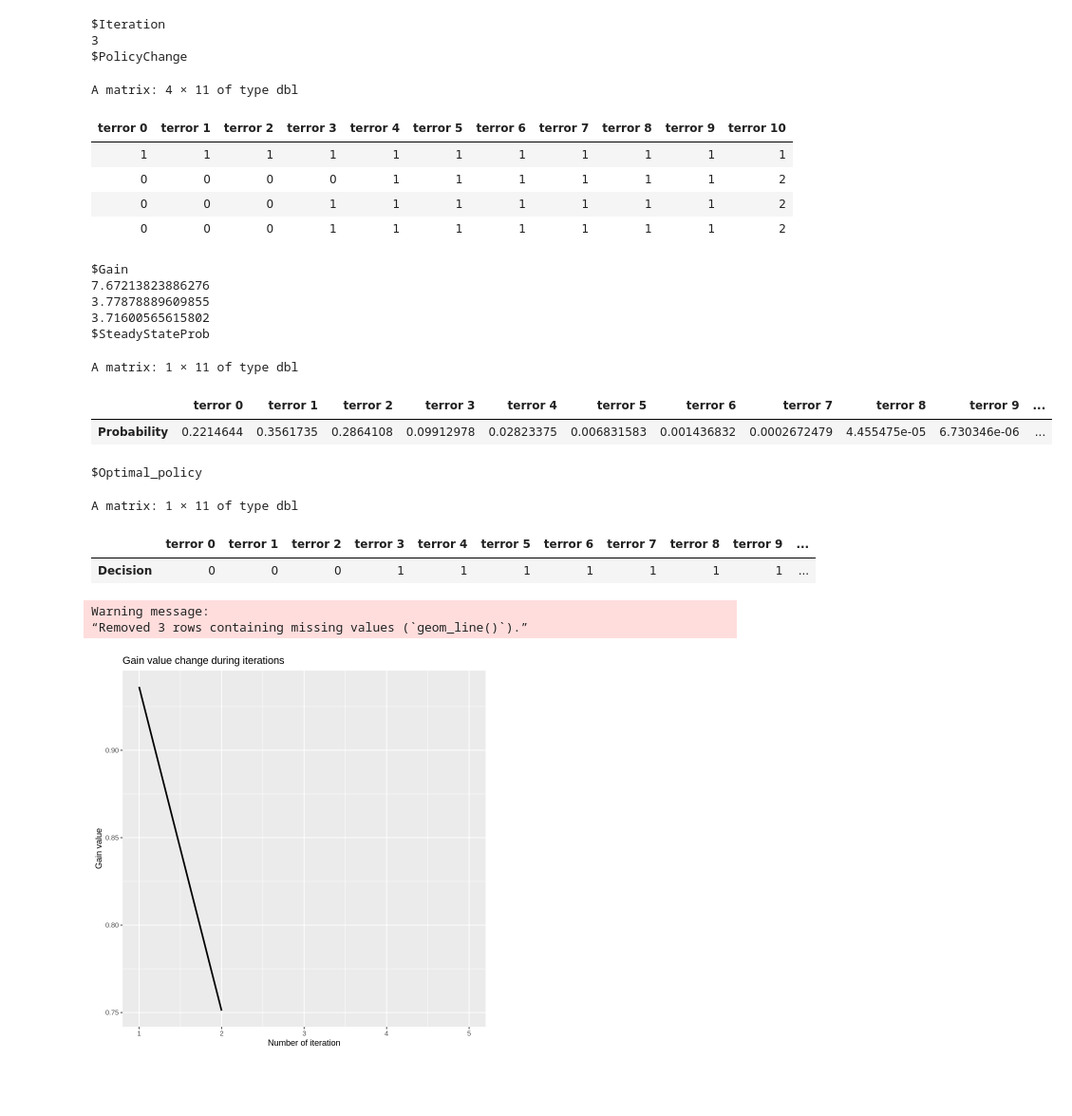
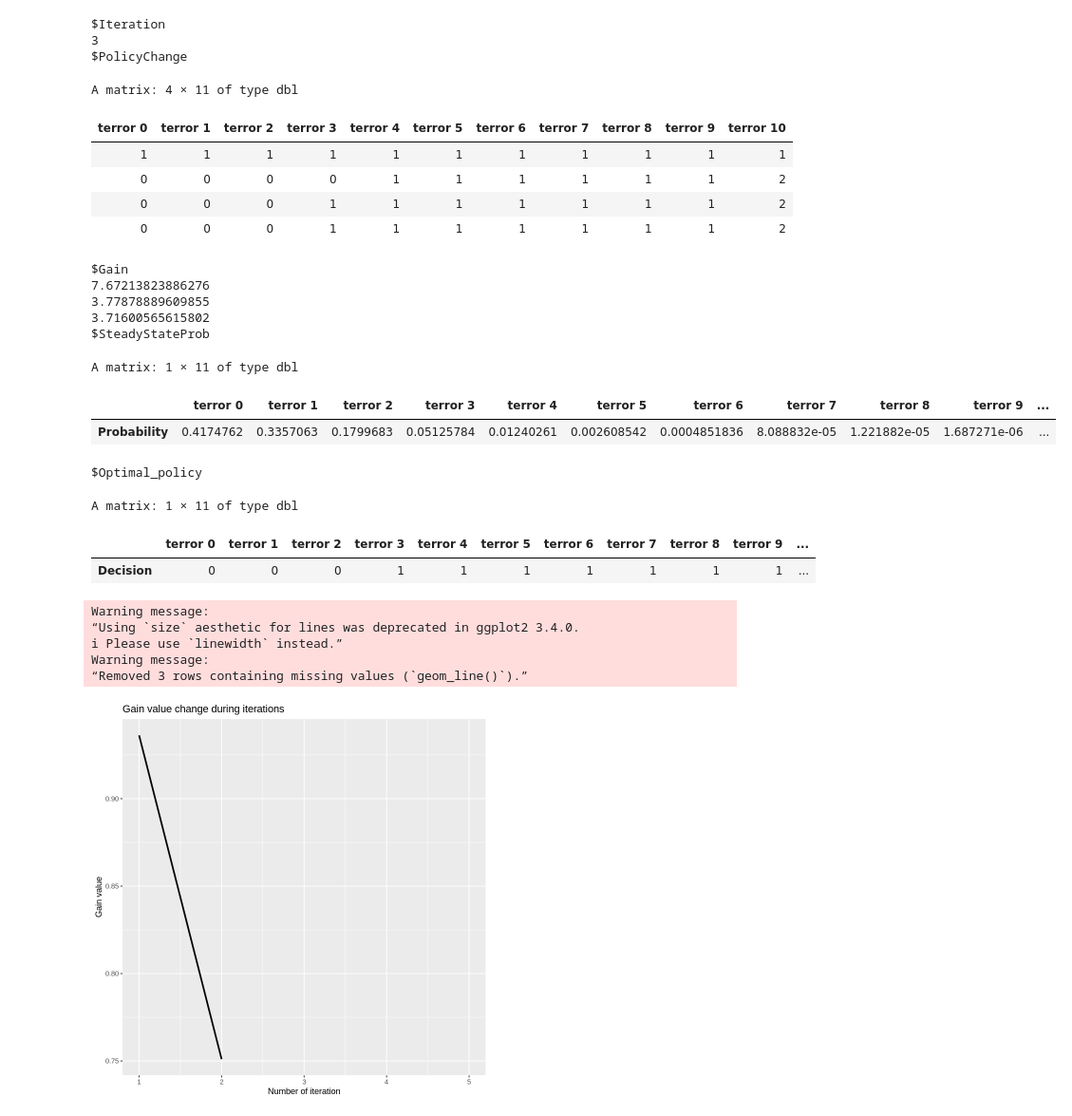
Before and after one commit to IshtiSikder/Optimal-allocation-of-rescue-teams-for-hostage-situations, a Jupyter notebook: R_for_MDP_(NEW).ipynb, the cells around one changed output. Shown at 95% size. Cells and saved outputs as stored; diff of their text form; code cells hidden in the pictures; blank space fills up the shorter version.

```diff
--- a/R_for_MDP_(NEW).ipynb
+++ b/R_for_MDP_(NEW).ipynb
@@ -227,13 +2,0 @@ rewardT(1,'QD',10)
-# %%
-probR = function(nr, nt, eps, mu) {
-  cat('############################ probR() FUNCTION INITIATED #####################################','\n\n','[Input to probR()]: NUMBER OF RESCUE TEAMS DEPLOYED, nr:',nr,'\n\n','[Input to probR()]: NUMBER OF HOSTAGE INCIDENTS INCURRED, nt:',nt,'\n\n','[Input to probR()]: NUMBER OF HOSTAGE INCIDENTS INCURRED, nt:',nt,'\n\n')
-  #if (nt == 0 & nr == 0) {
-  if (nt == 0){
-    result = 0
-    cat('==>>> nt = 0','\n\n','result =',result,'\n\n','############################ probR() FUNCTION TERMINATED #####################################','\n\n')
-  } else {
-    result = min(nr,nt)*mu / (min(nr,nt)*mu + nt*eps)
-    cat('==>>> nt != 0','\n\n','result = min(nr,nt)*mu / (min(nr,nt)*mu + nt*eps)=','min(',nr,',',nt,')*',mu,' / (min(',nr,',',nt,')*',mu,' + ',nt,'*',eps,')=',result,'\n\n','############################ probR() FUNCTION TERMINATED #####################################','\n\n')
-  }
-  return(result)
-}
@@ -257,11 +3,10 @@ probR(10,10,0.1718,0.2829)
 # %%
 # CTMC MDP model for rescue operational system!!!
 # For steady state prob for optimal policy
-
 prob <- function(opSet = policySet, t, lam, eps, mu) {
   opTRM = matrix(0, nrow = t+1, ncol = t+1)
   for (i in 2:t) {
-    opTRM[i, i-1] = sum((i-1)*eps, opSet[i]*mu)
+    opTRM[i, i-1] = sum(i*eps, opSet[i]*mu)
     opTRM[i, i+1] = lam
   }
   opTRM[1, 2] = lam
@@ -341,8 +86,8 @@ rewardT <- function(costT, TC, nt) {
 #########################################################
 #EDITS: 22ND FEB,2023
 #NEW SERVICE RATE STRUCTURE. ADD ORIGINAL ONE AS WELL
-
 probR = function(nr, nt, eps, mu) {
+  #if (nt == 0 & nr == 0) {
   if (nt == 0){
     result = 0
   } else {
@@ -350,27 +95,29 @@ probR = function(nr, nt, eps, mu) {
   }
   return(result)
 }
-
 #########################################################
 
-# # Define MDP function (for basic policy)
+# Define MDP function (for basic policy)
 MDP = function(lam, mu, eps, numRescue, numTerror, costR, costT, RC, TC) {
   r = numRescue
   t = numTerror
-#   # Design the three dimension matrix(i,j,k)
-#   # k: Index of rescue team
-#   # i: state(current)
-#   # j: state(next)
+  # Design the three dimension matrix(i,j,k)
+  # k: Index of rescue team
+  # i: state(current)
+  # j: state(next)
 
 
-#   #########################################################
-#   #EDITS: 22ND FEB,2023
-#   #NEW SERVICE RATES STRUCTURE, ADD ORIGINAL ONE AS WELL
+  #########################################################
+  #EDITS: 22ND FEB,2023
+  #NEW SERVICE RATES STRUCTURE, ADD ORIGINAL ONE AS WELL
   aijMatrix = array(0, dim = c(t+1,t+1,r+1))
   for (k in 1:(r+1)) {
     for (i in 1:t) {
       aijMatrix[i,i+1,k] <- lam
       if (i > 1) {
+        #if (k==4){
+          #if(i==4){
+            #cat('min(k-1,i-1)',min(k-1,i-1))}}
         aijMatrix[i,i-1,k] <- sum(min(k-1,i-1)*mu+(i-1)*eps)
       }
     }
@@ -384,12 +131,16 @@ MDP = function(lam, mu, eps, numRescue, numTerror, costR, costT, RC, TC) {
       aijMatrix[i,i,k] <- -sum(aijMatrix[i,,k])
     }
   }
-#   #########################################################
+  #########################################################
+
+  #print(aijMatrix[4,4,5])
+  #cat('meu',mu)
+  #cat('epsilon',eps)
+  #break
 
 
-
-#   # Design the MDP algorithm
-#   # Value determination
+  # Design the MDP algorithm
+  # Value determination
   policy = array(0, dim = c(1,t+1))
   policyOld = array(0, dim = c(1,t+1))
   policyNew = array(2, dim=c(1,t+1)) # initially set all decision is 1 in first policy
@@ -406,7 +157,7 @@ MDP = function(lam, mu, eps, numRescue, numTerror, costR, costT, RC, TC) {
       A[i,] = aijMatrix[i,,(policy[i])]
     }
 
-#     # Design the cost matrix regarding policy
+    # Design the cost matrix regarding policy
     q = array(0, dim = c(t+1,1))
     for (i in 1:length(policy)) {
       cost = probR(nr=(policy[i]-1),nt=(i-1),eps,mu)*rewardR(costR, RC, nr=(policy[i]-1))+
@@ -418,7 +169,7 @@ MDP = function(lam, mu, eps, numRescue, numTerror, costR, costT, RC, TC) {
     gain = solution[1] # First row of solution is gain value
     gainMatrix = append(gainMatrix, gain)
 
-#     # Policy improvement
+    # Policy improvement
     newsolution = array(0, dim=c(t+1,1))
     for (i in 1:t) {
       newsolution[i] = solution[i+1]
@@ -434,7 +185,7 @@ MDP = function(lam, mu, eps, numRescue, numTerror, costR, costT, RC, TC) {
       }
     }
 
-#     # pick the minimum value among the decision
+    # pick the minimum value among the decision
     policyNew = array(1, dim = c(1,t+1))
     for (i in 1:length(policyNew)) {
       policyNew[i] = which.min(improveMatrix[i,])
@@ -477,7 +228,7 @@ A = MDP(lam = 0.3546, mu = 0.2829, eps = 0.1718, numRescue=10, numTerror=10, cos
 
 
 
-# # 1 more iteration for example plot
+# 1 more iteration for example plot
 library(ggplot2)
 result = MDP(lam = 0.2473, mu = 0.2829, eps = 0.1718, numRescue=3, numTerror=5, costR=1, costT=2, RC="L", TC="L")
 result = result$Gain
@@ -496,7 +247,7 @@ ggplot(ddd, aes(x=V1, y=V2)) +
        title = 'Gain value change during iterations')
 
 
-# # Experiment design
+# Experiment design
 rescueSet = c(1,2,3,4,5,6,7,8,9,10)
 gainResult = array(0, dim=c(5,length(rescueSet)))
 for (j in 1:5) {
@@ -510,38 +261,41 @@ gainResult = as.data.frame(t(gainResult))
 gainResult$index = rescueSet
 ggplot() +
   geom_line(data=gainResult, aes(x=index, y=V1, color='black'), size=1) +
   geom_line(data=gainResult, aes(x=index, y=V2, color='red'), size=1) +
   geom_line(data=gainResult, aes(x=index, y=V3, color='blue'), size=1) +
   geom_line(data=gainResult, aes(x=index, y=V4, color='purple'), size=1) +
   geom_line(data=gainResult, aes(x=index, y=V5, color='green'), size=1) +
   labs(x = 'Rescue forces capacity', y = 'Gain value of the system',
        title = 'Gain of the system over rescue team capacity') +
   scale_color_identity(name = "Terror cost",
                        labels = c("cost=1", "cost=2", "cost=3", "cost=4", "cost=5"),
                        breaks = c("black", "red", "blue", "purple", "green"),
                        guide = "legend")
 # %% [output]
 $Iteration
 3
 $PolicyChange
 A matrix: 4 × 11 of type dbl
 | terror 0 | terror 1 | terror 2 | terror 3 | terror 4 | terror 5 | terror 6 | terror 7 | terror 8 | terror 9 | terror 10 |
 | 1 | 1 | 1 | 1 | 1 | 1 | 1 | 1 | 1 | 1 | 1 |
 | 0 | 0 | 0 | 0 | 1 | 1 | 1 | 1 | 1 | 1 | 2 |
 | 0 | 0 | 0 | 1 | 1 | 1 | 1 | 1 | 1 | 1 | 2 |
 | 0 | 0 | 0 | 1 | 1 | 1 | 1 | 1 | 1 | 1 | 2 |
 $Gain
 7.67213823886276
 3.77878889609855
 3.71600565615802
 $SteadyStateProb
 A matrix: 1 × 11 of type dbl
 |  | terror 0 | terror 1 | terror 2 | terror 3 | terror 4 | terror 5 | terror 6 | terror 7 | terror 8 | terror 9 | ... |
-| Probability | 0.2214644 | 0.3561735 | 0.2864108 | 0.09912978 | 0.02823375 | 0.006831583 | 0.001436832 | 0.0002672479 | 4.455475e-05 | 6.730346e-06 | ... |
+| Probability | 0.4174762 | 0.3357063 | 0.1799683 | 0.05125784 | 0.01240261 | 0.002608542 | 0.0004851836 | 8.088832e-05 | 1.221882e-05 | 1.687271e-06 | ... |
 $Optimal_policy
 A matrix: 1 × 11 of type dbl
 |  | terror 0 | terror 1 | terror 2 | terror 3 | terror 4 | terror 5 | terror 6 | terror 7 | terror 8 | terror 9 | ... |
 | Decision | 0 | 0 | 0 | 1 | 1 | 1 | 1 | 1 | 1 | 1 | ... |
+Warning message:
+“Using `size` aesthetic for lines was deprecated in ggplot2 3.4.0.
+ℹ Please use `linewidth` instead.”
 Warning message:
 “Removed 3 rows containing missing values (`geom_line()`).”
 [figure]
```
Also changed, not shown: parts of 32 cells of this notebook.
